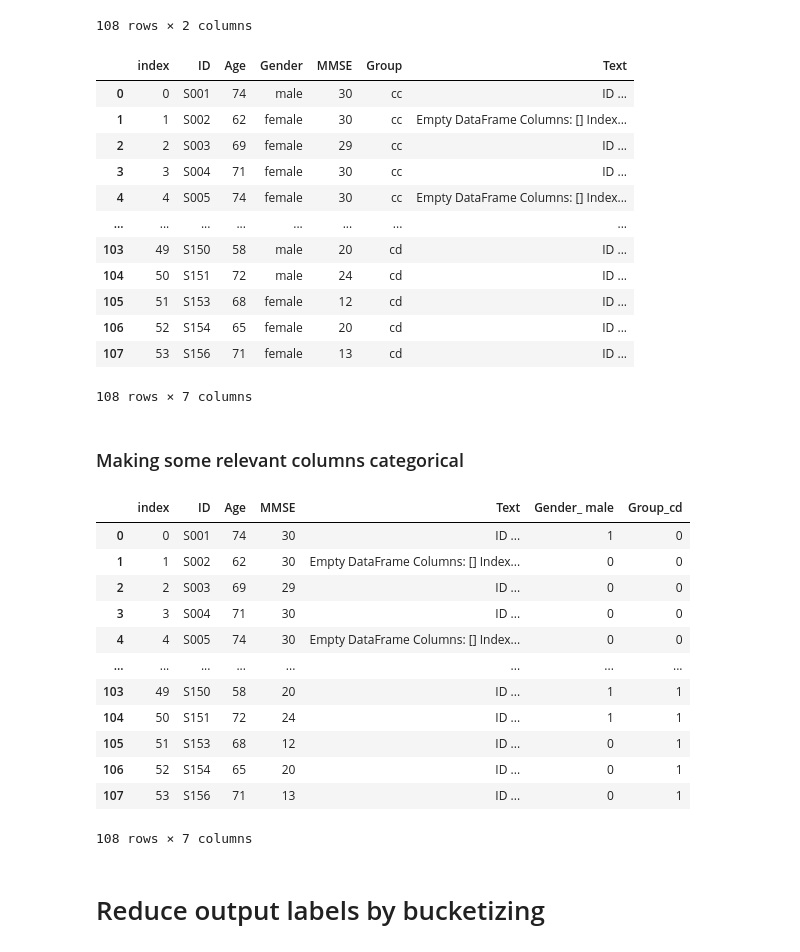
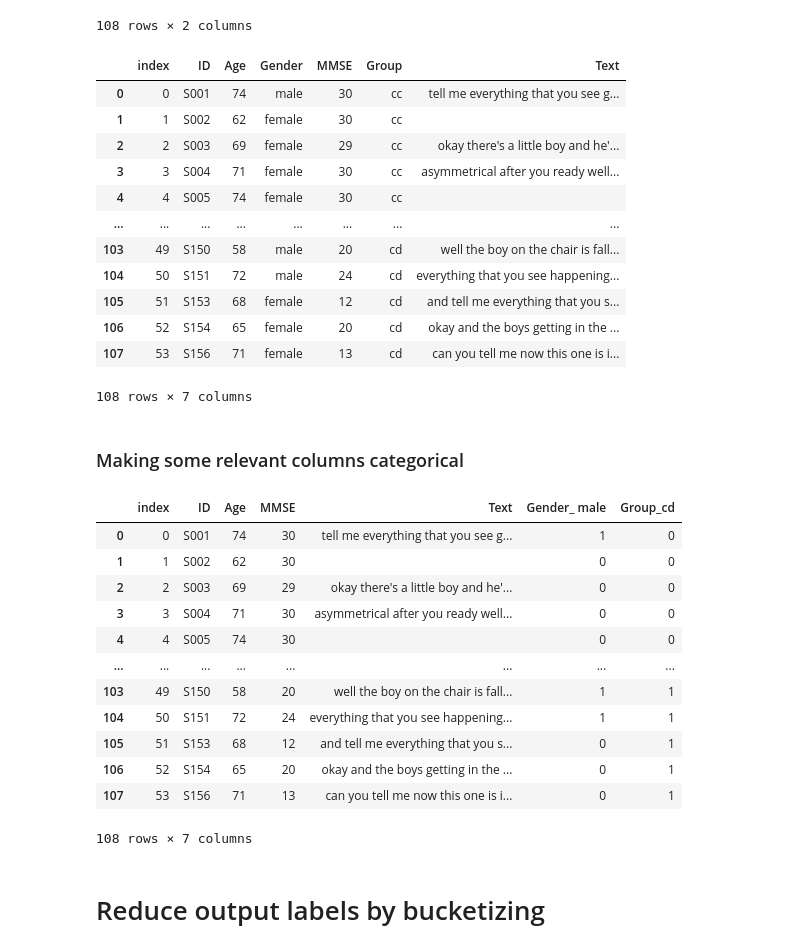
Before and after one commit to W210-SP21-Capstone-Dementia/model, a Jupyter notebook: Text-based model work.ipynb, the cells around one changed output. Saved outputs shown, nothing was run; the diff lists cells and outputs as text; code cells hidden in the pictures.

```diff
--- a/Text-based model work.ipynb
+++ b/Text-based model work.ipynb
@@ -373,21 +373,21 @@ on file: S156
 | 107 | S156 | can you tell me now this one is i... |
 108 rows × 2 columns
 # %%
-merged_data = pd.merge(meta, text_df, on = "ID", how = "inner")
+merged_data = pd.merge(meta, text_df_2, on = "ID", how = "inner")
 merged_data
 # %% [output]
 |  | index | ID | Age | Gender | MMSE | Group | Text |
-| 0 | 0 | S001 | 74 | male | 30 | cc | ID ... |
-| 1 | 1 | S002 | 62 | female | 30 | cc | Empty DataFrame Columns: [] Index... |
-| 2 | 2 | S003 | 69 | female | 29 | cc | ID ... |
-| 3 | 3 | S004 | 71 | female | 30 | cc | ID ... |
-| 4 | 4 | S005 | 74 | female | 30 | cc | Empty DataFrame Columns: [] Index... |
+| 0 | 0 | S001 | 74 | male | 30 | cc | tell me everything that you see g... |
+| 1 | 1 | S002 | 62 | female | 30 | cc |  |
+| 2 | 2 | S003 | 69 | female | 29 | cc | okay there's a little boy and he'... |
+| 3 | 3 | S004 | 71 | female | 30 | cc | asymmetrical after you ready well... |
+| 4 | 4 | S005 | 74 | female | 30 | cc |  |
 | ... | ... | ... | ... | ... | ... | ... | ... |
-| 103 | 49 | S150 | 58 | male | 20 | cd | ID ... |
-| 104 | 50 | S151 | 72 | male | 24 | cd | ID ... |
-| 105 | 51 | S153 | 68 | female | 12 | cd | ID ... |
-| 106 | 52 | S154 | 65 | female | 20 | cd | ID ... |
-| 107 | 53 | S156 | 71 | female | 13 | cd | ID ... |
+| 103 | 49 | S150 | 58 | male | 20 | cd | well the boy on the chair is fall... |
+| 104 | 50 | S151 | 72 | male | 24 | cd | everything that you see happening... |
+| 105 | 51 | S153 | 68 | female | 12 | cd | and tell me everything that you s... |
+| 106 | 52 | S154 | 65 | female | 20 | cd | okay and the boys getting in the ... |
+| 107 | 53 | S156 | 71 | female | 13 | cd | can you tell me now this one is i... |
 108 rows × 7 columns
 # %% [markdown]
 ### Making some relevant columns categorical
@@ -397,17 +397,17 @@ merged_data = pd.get_dummies(merged_data, columns=['Gender', 'Group'], drop_firs
 merged_data
 # %% [output]
 |  | index | ID | Age | MMSE | Text | Gender_ male | Group_cd |
-| 0 | 0 | S001 | 74 | 30 | ID ... | 1 | 0 |
-| 1 | 1 | S002 | 62 | 30 | Empty DataFrame Columns: [] Index... | 0 | 0 |
-| 2 | 2 | S003 | 69 | 29 | ID ... | 0 | 0 |
-| 3 | 3 | S004 | 71 | 30 | ID ... | 0 | 0 |
-| 4 | 4 | S005 | 74 | 30 | Empty DataFrame Columns: [] Index... | 0 | 0 |
+| 0 | 0 | S001 | 74 | 30 | tell me everything that you see g... | 1 | 0 |
+| 1 | 1 | S002 | 62 | 30 |  | 0 | 0 |
+| 2 | 2 | S003 | 69 | 29 | okay there's a little boy and he'... | 0 | 0 |
+| 3 | 3 | S004 | 71 | 30 | asymmetrical after you ready well... | 0 | 0 |
+| 4 | 4 | S005 | 74 | 30 |  | 0 | 0 |
 | ... | ... | ... | ... | ... | ... | ... | ... |
-| 103 | 49 | S150 | 58 | 20 | ID ... | 1 | 1 |
-| 104 | 50 | S151 | 72 | 24 | ID ... | 1 | 1 |
-| 105 | 51 | S153 | 68 | 12 | ID ... | 0 | 1 |
-| 106 | 52 | S154 | 65 | 20 | ID ... | 0 | 1 |
-| 107 | 53 | S156 | 71 | 13 | ID ... | 0 | 1 |
+| 103 | 49 | S150 | 58 | 20 | well the boy on the chair is fall... | 1 | 1 |
+| 104 | 50 | S151 | 72 | 24 | everything that you see happening... | 1 | 1 |
+| 105 | 51 | S153 | 68 | 12 | and tell me everything that you s... | 0 | 1 |
+| 106 | 52 | S154 | 65 | 20 | okay and the boys getting in the ... | 0 | 1 |
+| 107 | 53 | S156 | 71 | 13 | can you tell me now this one is i... | 0 | 1 |
 108 rows × 7 columns
 # %% [markdown]
 # Reduce output labels by bucketizing
```
Also changed, not shown: parts of 23 cells of this notebook.
